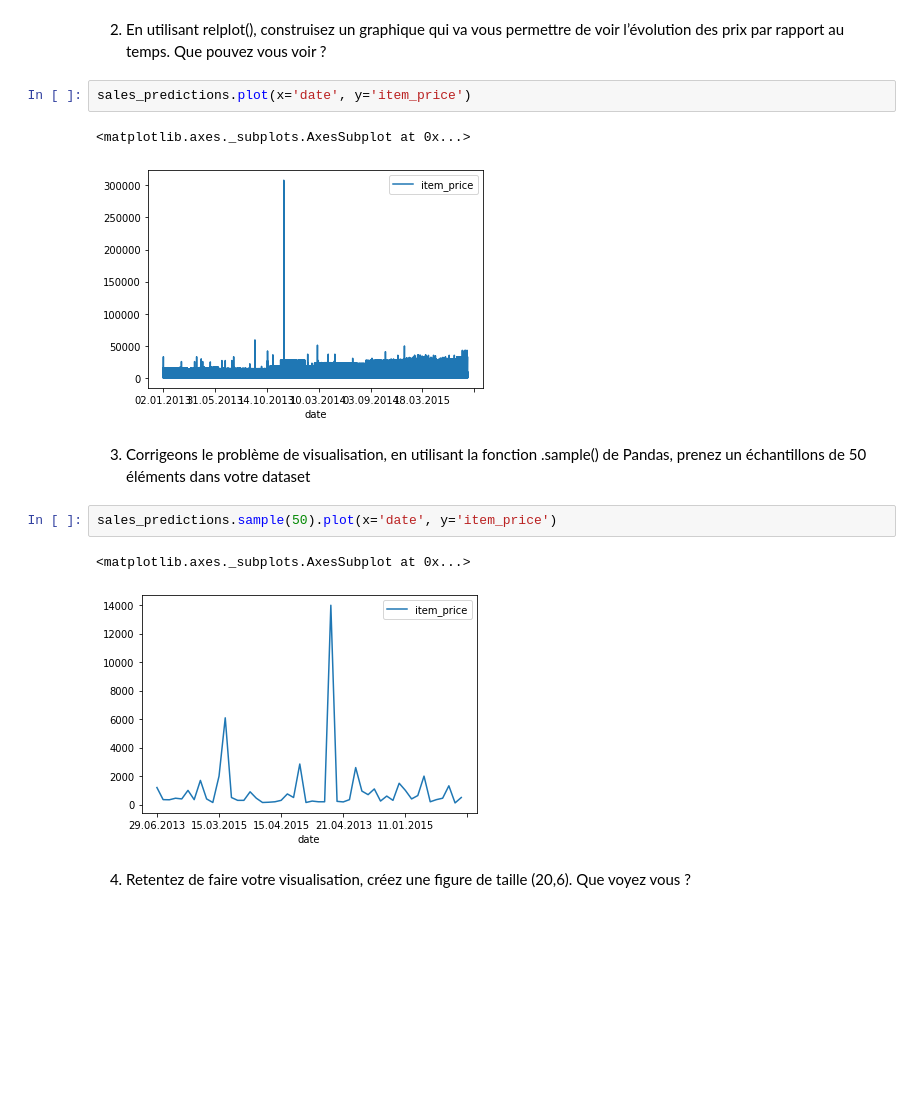
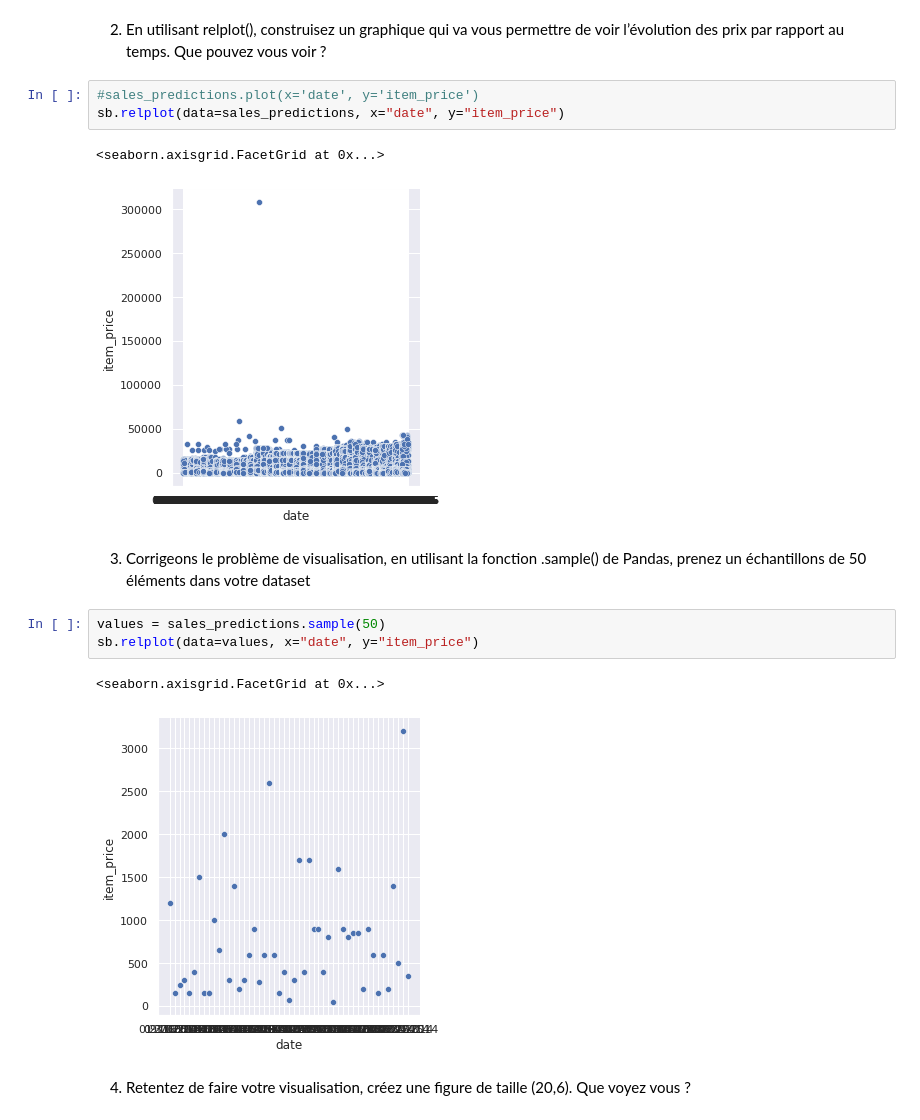
Before and after one commit to Pauline-Mdt/Hitema_python-pour-analyse-donnees, a Jupyter notebook: data_visualisation_statistiques_descriptives.ipynb, the cells around one changed output. Drawn from its saved outputs; the diff is of its cells as text; blank space fills up the shorter version.

```diff
--- a/data_visualisation_statistiques_descriptives.ipynb
+++ b/data_visualisation_statistiques_descriptives.ipynb
@@ -197,17 +187,19 @@ memory usage: 134.4+ MB
 # %% [markdown]
 2.   En utilisant relplot(), construisez un graphique qui va vous permettre de voir l’évolution des prix par rapport au temps. Que pouvez vous voir ?
 # %%
-sales_predictions.plot(x='date', y='item_price')
+#sales_predictions.plot(x='date', y='item_price')
+sb.relplot(data=sales_predictions, x="date", y="item_price")
 # %% [output]
-<matplotlib.axes._subplots.AxesSubplot at 0x...>
+<seaborn.axisgrid.FacetGrid at 0x...>
-[figure, old version]
+[figure, new version]
 # %% [markdown]
 3.   Corrigeons le problème de visualisation, en utilisant la fonction .sample() de Pandas, prenez un échantillons de 50 éléments dans votre dataset
 # %%
-sales_predictions.sample(50).plot(x='date', y='item_price')
+values = sales_predictions.sample(50)
+sb.relplot(data=values, x="date", y="item_price")
 # %% [output]
-<matplotlib.axes._subplots.AxesSubplot at 0x...>
+<seaborn.axisgrid.FacetGrid at 0x...>
-[figure, old version]
+[figure, new version]
 # %% [markdown]
 4.   Retentez de faire votre visualisation, créez une figure de taille (20,6). Que voyez vous ?
 # %%
```
Also changed, not shown: parts of 22 cells of this notebook.
